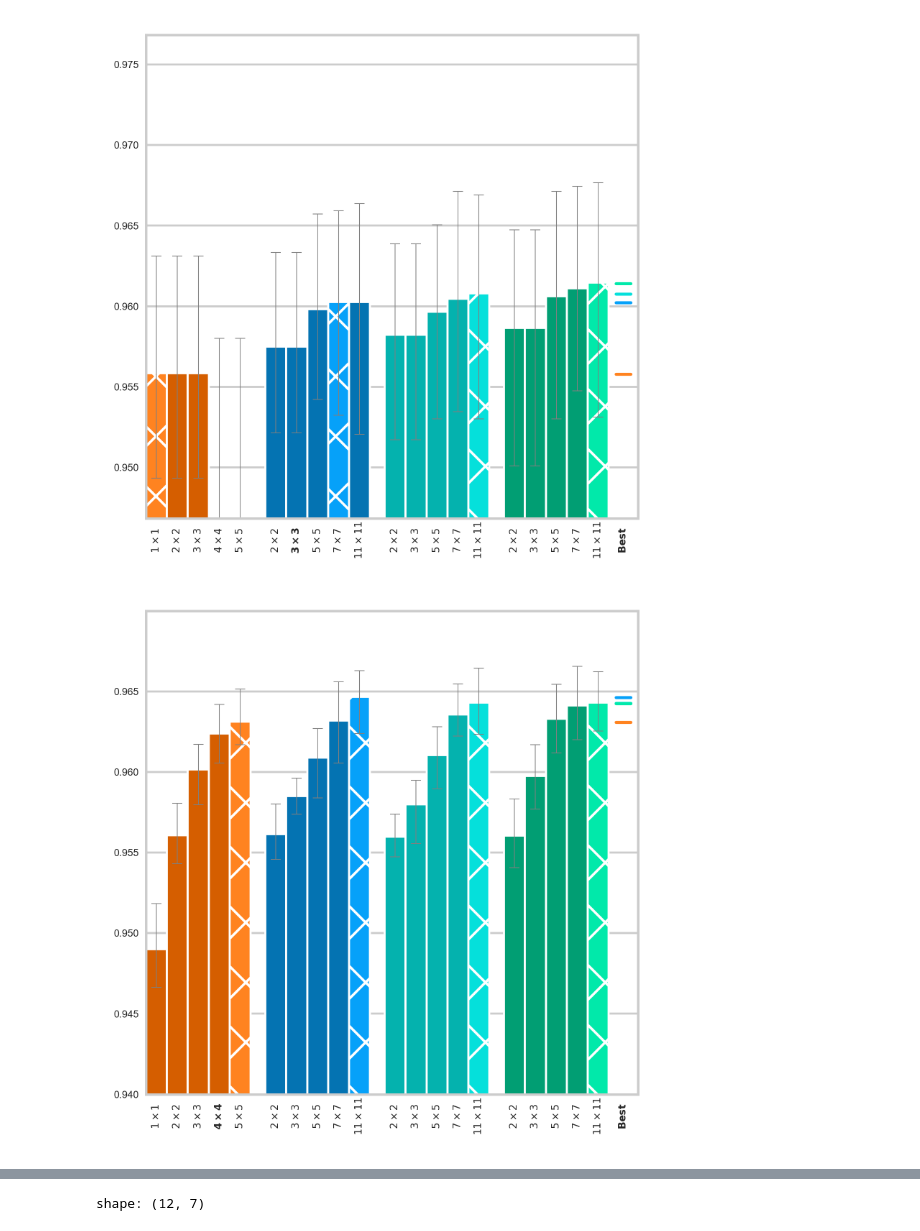
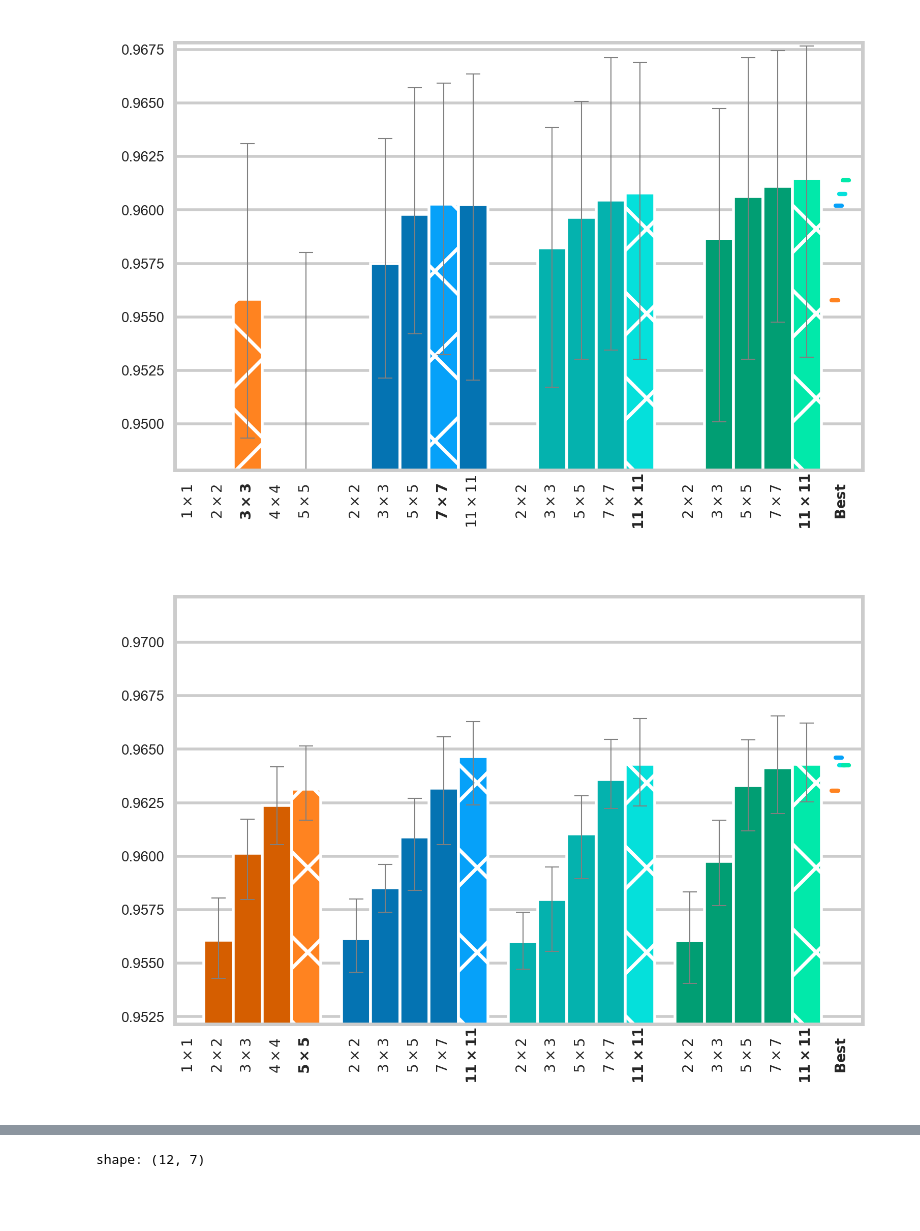
Before and after one commit to p-adema/quadratic-conv, a Jupyter notebook: src/graphs/results.ipynb, the cells around one changed output, grey strips where cells are left out. Saved outputs shown, nothing was run; the diff lists cells and outputs as text; code cells hidden in the pictures; blank space fills up the shorter version.

Commit message:
(report) update Results with current (partial) data

```diff
--- a/src/graphs/results.ipynb
+++ b/src/graphs/results.ipynb
@@ -38,5 +56,3 @@ fake_data
-# %%
-plt.rc()
 # %%
 def preprocess_data(
     data: pl.DataFrame, metric: str = "acc", low: float = 0.05, high: float = 0.95
@@ -82,6 +98,6 @@ def preprocess_data(
     )
 
 
-fake_pre = preprocess_data(fake_data, metric="acc")
-fake_pre
+km_pre_part = preprocess_data(partial_k_mnist, metric="acc")
+km_pre_part
 # %% [output]
@@ -101,0 +148,5 @@ shape: (20, 7)
+# %%
+km_pre = km_pre_part.vstack(missing_zeroes).sort(
+    "kind", pl.col("size").neg(), descending=True
+)
+km_pre
@@ -113,6 +179,7 @@ def plot_group_kernel_size(
 ):
     best = (
         group.with_row_index()
+        .filter(pl.col("mean").ne(0))
         .top_k(1, by="mean", reverse=not higher_is_better)
         .item(0, column="index")
     )
@@ -128,15 +195,15 @@ def plot_group_kernel_size(
         )
         ax.errorbar(
             x + width / 2,
-            mean,
-            ((mean - low,), (high - mean,)),
+            min(max(mean, low), high),
+            ((mean - low if mean > low else 0,), (high - mean if high > mean else 0,)),
             color="grey",
             capsize=2,
             linewidth=0.3,
             capthick=0.3,
         )
         tick_positions.append(x + width / 2)
-        if size == best:
+        if i == best:
             label = rf"$\mathbf{{{size}\times{size}}}$"
         else:
             label = rf"${size}\times{size}$"
@@ -148,27 +215,33 @@ def plot_results(
     group_plotter,
     data: pl.DataFrame,
     baseline: tuple[str, int] = ("standard", 1),
-    baseline_height: float = 0.3,
-    total_height: float = 3 / 100,
-    figsize: tuple[float, float] = (3, 3),
+    baseline_height: float = 0.4,
+    total_height: float = 2 / 100,
+    figsize: tuple[float, float] = (3, 2),
     group_gap: float = 0.03,
     higher_is_better: bool = True,
     save_path: str = None,
     x_tick_pad=4.0,
+    ylim: tuple[int, int] = None,
 ):
     sns.set_theme("paper", "whitegrid")
     fig, ax = plt.subplots(layout="compressed", figsize=figsize, dpi=500)
-    bot = (
-        data.filter(
-            pl.col("kind").eq(baseline[0]) & pl.col("size").eq(baseline[1])
-        ).item(0, "mean")
-    ) - (baseline_height * total_height)
-    ax.set_ylim(bot, bot + total_height)
+    if ylim is None:
+        bot = (
+            data.filter(
+                pl.col("kind").eq(baseline[0]) & pl.col("size").eq(baseline[1])
+            ).item(0, "mean")
+        ) - (baseline_height * total_height)
+        ax.set_ylim(bot, bot + total_height)
+    else:
+        ax.set_ylim(ylim[0], ylim[1])
     ax.set_xlim(0, 1)
     n_groups = data.n_unique("kind")
     total_bar_space = 1.0 - group_gap * (n_groups + 1)
     per_bar_space = total_bar_space / len(data)
     best_stripes_start = 1.0 - group_gap * 1.5
+    best_stripes_len = group_gap * 0.3
+    best_stripes_step = group_gap * 0.7 / n_groups
     colors = {
         "standard": ("#D55E00", "#FF8320"),
         "iso-ss": ("#0473B2", "#06A1F9"),
@@ -178,7 +251,7 @@ def plot_results(
 
     x = 0
     tick_positions, tick_labels = [], []
-    for name, (color, highlight) in colors.items():
+    for grp_i, (name, (color, highlight)) in enumerate(colors.items()):
         group = data.filter(pl.col("kind").eq(name))
         if len(group) == 0:
             continue
@@ -194,44 +267,51 @@ def plot_results(
             highlight=highlight,
             higher_is_better=higher_is_better,
         )
-        high = group.top_k(1, by="mean", reverse=not higher_is_better).item(
-            0, column="mean"
+        high = (
+            group.filter(pl.col("mean").ne(0))
+            .top_k(1, by="mean", reverse=not higher_is_better)
+            .item(0, column="mean")
         )
+        stripe_start = best_stripes_start + best_stripes_step * grp_i
         ax.plot(
-            (best_stripes_start, best_stripes_start + group_gap),
+            (stripe_start, stripe_start + best_stripes_len),
             # Matplotlib draws the lines *slightly* off-centre...
             (high - 0.00006, high - 0.00006),
             color=highlight,
             # linestyle="dashed",
         )
         x += group_gap + per_bar_space * len(group)
 
     tick_positions.append(best_stripes_start + group_gap / 2)
     tick_labels.append(r"$\mathbf{Best}$")
     ax.set_xticks(tick_positions, tick_labels, rotation=90, va="center")
     ax.tick_params(labelsize=4)
     for tick in ax.get_xaxis().get_major_ticks():
         tick.set_pad(x_tick_pad)
     for tick in ax.get_yaxis().get_major_ticks():
         tick.set_pad(-2.0)
     ax.grid(False, axis="x")
 
     if save_path is not None:
         fig.savefig(save_path)
 
 
 plot_results(
-    plot_group_kernel_size, fake_pre, save_path="./report/figures/results_fake.png"
+    plot_group_kernel_size,
+    km_pre,
+    save_path="./report/figures/results_k_mnist.png",
+    baseline=("standard", 3),
 )
 plt.show()
 # %% [output]
-[figure, old version]
+[figure, new version]
 # %%
 plot_results(
     plot_group_kernel_size,
     preprocess_data(pl.read_parquet("./.data/long_svhn.pq")),
-    # save_path="./report/figures/results_fake.png",
+    save_path="./report/figures/results_svhn.png",
+    baseline=("standard", 3),
 )
 plt.show()
 # %% [output]
-[figure, old version]
+[figure, new version]
```
Also changed, not shown: parts of 10 cells of this notebook, 22 other files.
